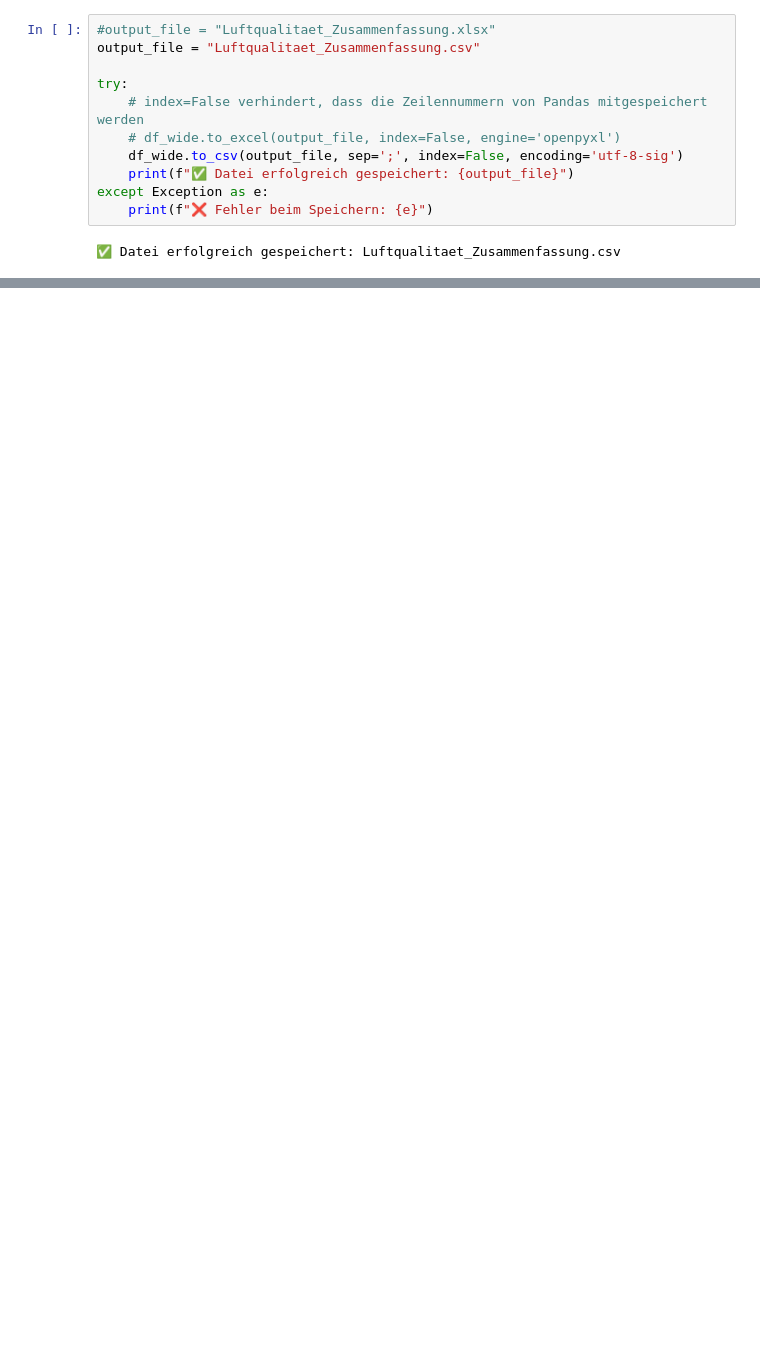
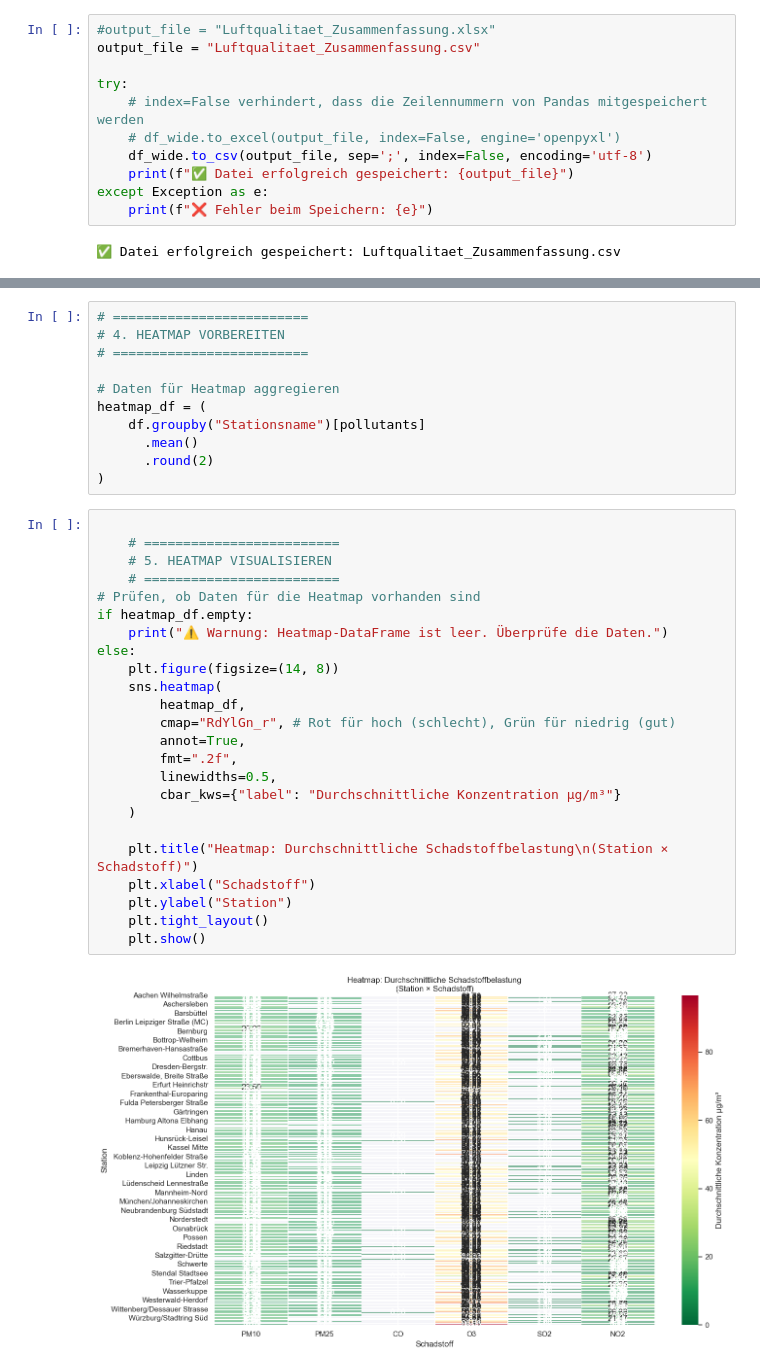
Before and after one commit to techlab-ms-wt25-gruppe2/Luftdatenanalyse, a Jupyter notebook: luftdaten_mit_excel.ipynb, the cells around one changed output, grey strips where cells are left out. Drawn from its saved outputs; the diff is of its cells as text; blank space fills up the shorter version.

```diff
--- a/luftdaten_mit_excel.ipynb
+++ b/luftdaten_mit_excel.ipynb
@@ -77,7 +77,7 @@ output_file = "Luftqualitaet_Zusammenfassung.csv"
 try:
     # index=False verhindert, dass die Zeilennummern von Pandas mitgespeichert werden
     # df_wide.to_excel(output_file, index=False, engine='openpyxl')
-    df_wide.to_csv(output_file, sep=';', index=False, encoding='utf-8-sig')
+    df_wide.to_csv(output_file, sep=';', index=False, encoding='utf-8')
     print(f"✅ Datei erfolgreich gespeichert: {output_file}")
 except Exception as e:
     print(f"❌ Fehler beim Speichern: {e}")
@@ -85,0 +184,37 @@ except Exception as e:
+# %%
+# =========================
+# 4. HEATMAP VORBEREITEN
+# =========================
+
+# Daten für Heatmap aggregieren
+heatmap_df = (
+    df.groupby("Stationsname")[pollutants]
+      .mean()
+      .round(2)
+)
+# %%
+
+    # =========================
+    # 5. HEATMAP VISUALISIEREN
+    # =========================
+# Prüfen, ob Daten für die Heatmap vorhanden sind
+if heatmap_df.empty:
+    print("⚠️ Warnung: Heatmap-DataFrame ist leer. Überprüfe die Daten.")
+else:
+    plt.figure(figsize=(14, 8))
+    sns.heatmap(
+        heatmap_df,
+        cmap="RdYlGn_r", # Rot für hoch (schlecht), Grün für niedrig (gut)
+        annot=True,
+        fmt=".2f",
+        linewidths=0.5,
+        cbar_kws={"label": "Durchschnittliche Konzentration µg/m³"}
+    )
+
+    plt.title("Heatmap: Durchschnittliche Schadstoffbelastung\n(Station × Schadstoff)")
+    plt.xlabel("Schadstoff")
+    plt.ylabel("Station")
+    plt.tight_layout()
+    plt.show()
+# %% [output]
+[figure, added]
```
Also changed, not shown: parts of 7 cells of this notebook, 2 other files.
